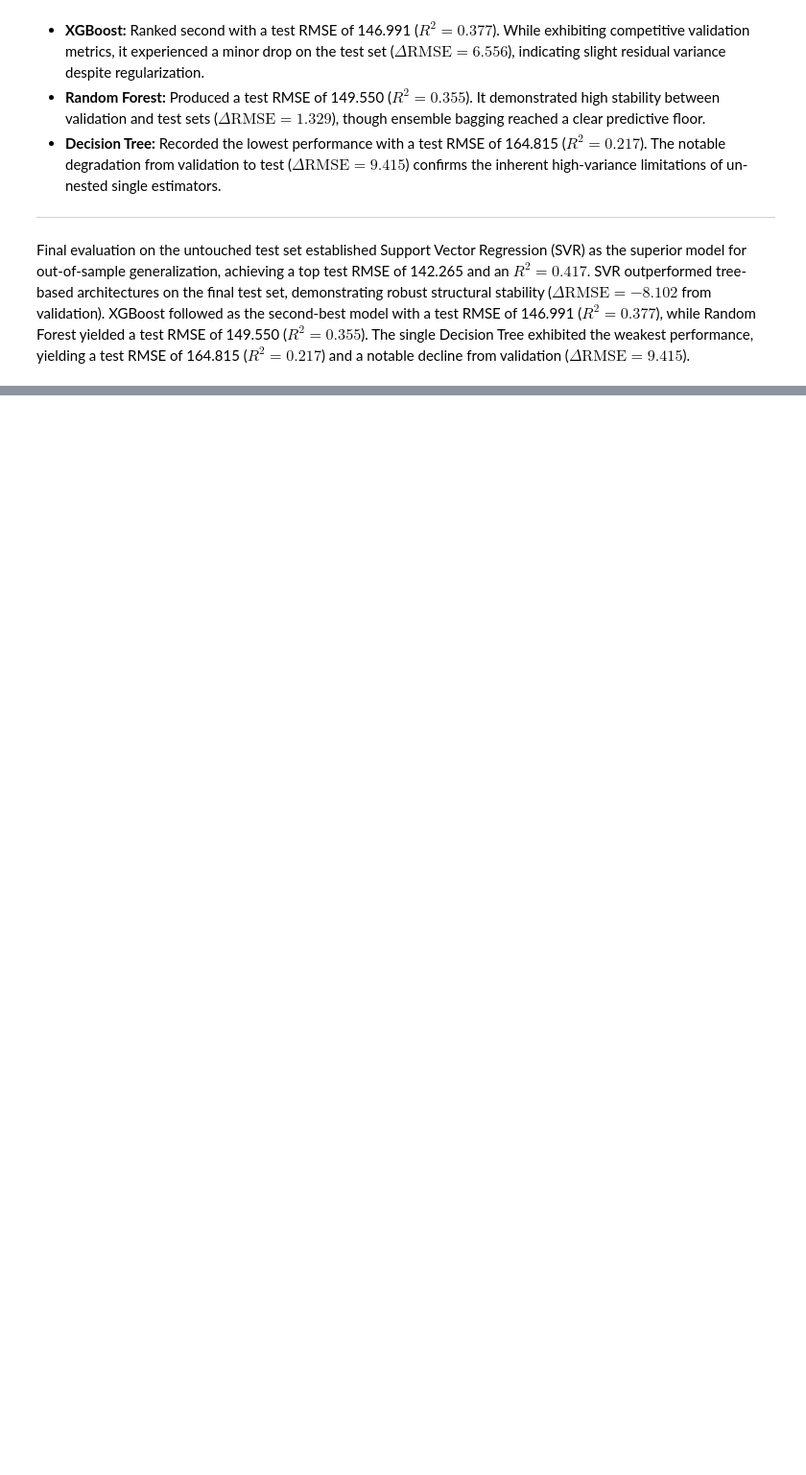
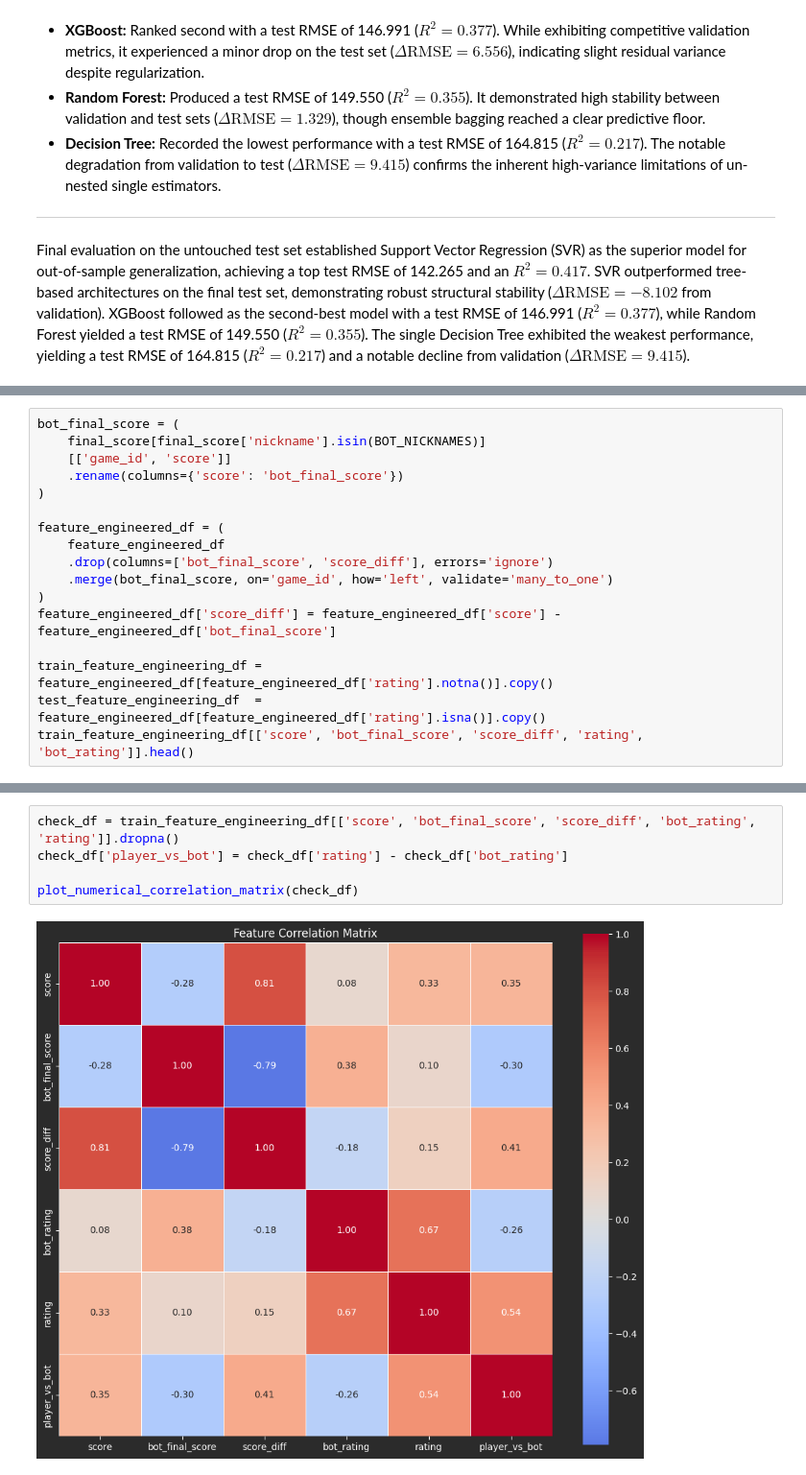
Before and after one commit to eranK12329/Scrabble, a Jupyter notebook: scrabble_project.ipynb, the cells around one changed output, grey strips where cells are left out. Shown at 96% size. Drawn from its saved outputs; the diff is of its cells as text; blank space fills up the shorter version.

```diff
--- a/scrabble_project.ipynb
+++ b/scrabble_project.ipynb
@@ -1189,0 +1444,17 @@ Final evaluation on the untouched test set established Support Vector Regression
+# %%
+bot_final_score = (
+    final_score[final_score['nickname'].isin(BOT_NICKNAMES)]
+    [['game_id', 'score']]
+    .rename(columns={'score': 'bot_final_score'})
+)
+
+feature_engineered_df = (
+    feature_engineered_df
+    .drop(columns=['bot_final_score', 'score_diff'], errors='ignore')
+    .merge(bot_final_score, on='game_id', how='left', validate='many_to_one')
+)
+feature_engineered_df['score_diff'] = feature_engineered_df['score'] - feature_engineered_df['bot_final_score']
+
+train_feature_engineering_df = feature_engineered_df[feature_engineered_df['rating'].notna()].copy()
+test_feature_engineering_df  = feature_engineered_df[feature_engineered_df['rating'].isna()].copy()
+train_feature_engineering_df[['score', 'bot_final_score', 'score_diff', 'rating', 'bot_rating']].head()
@@ -1189,0 +1468,7 @@ Final evaluation on the untouched test set established Support Vector Regression
+# %%
+check_df = train_feature_engineering_df[['score', 'bot_final_score', 'score_diff', 'bot_rating', 'rating']].dropna()
+check_df['player_vs_bot'] = check_df['rating'] - check_df['bot_rating']
+
+plot_numerical_correlation_matrix(check_df)
+# %% [output]
+[figure, added]
```
Also changed, not shown: parts of 40 cells of this notebook.
